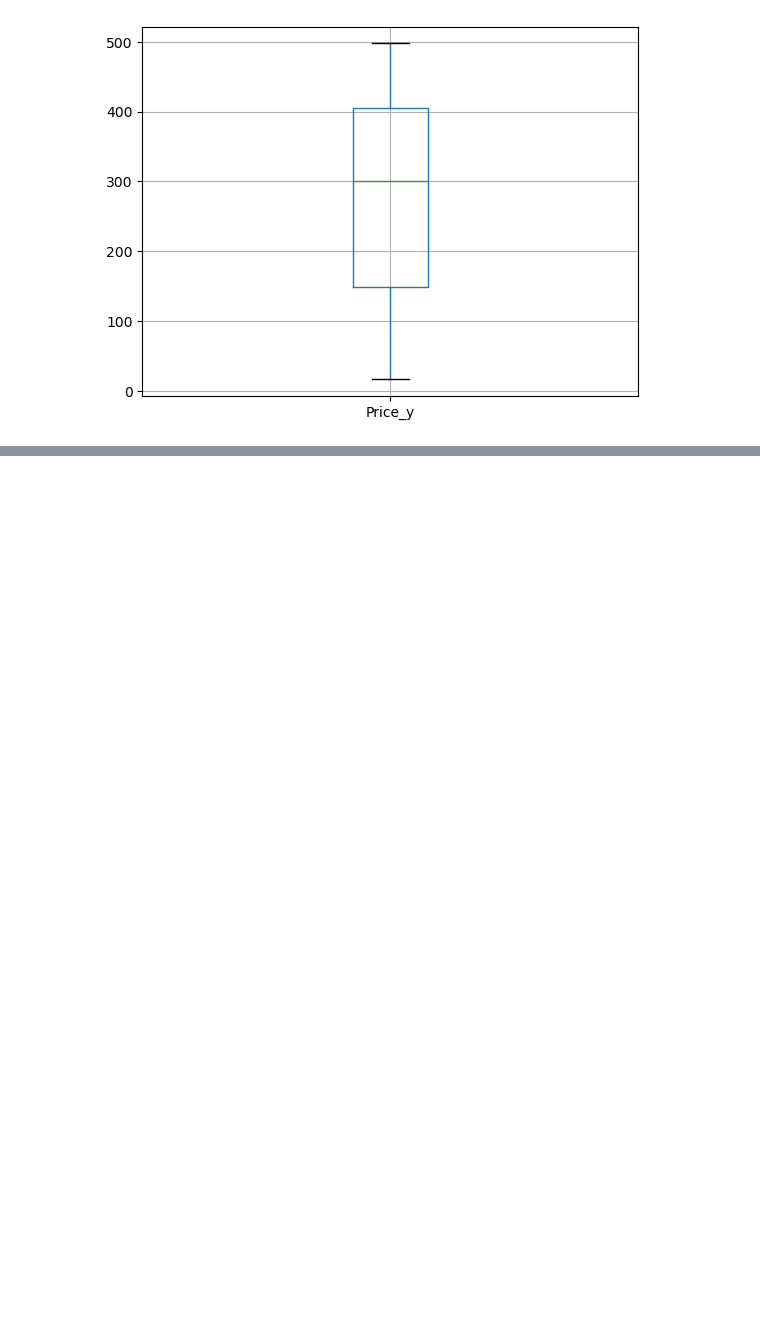
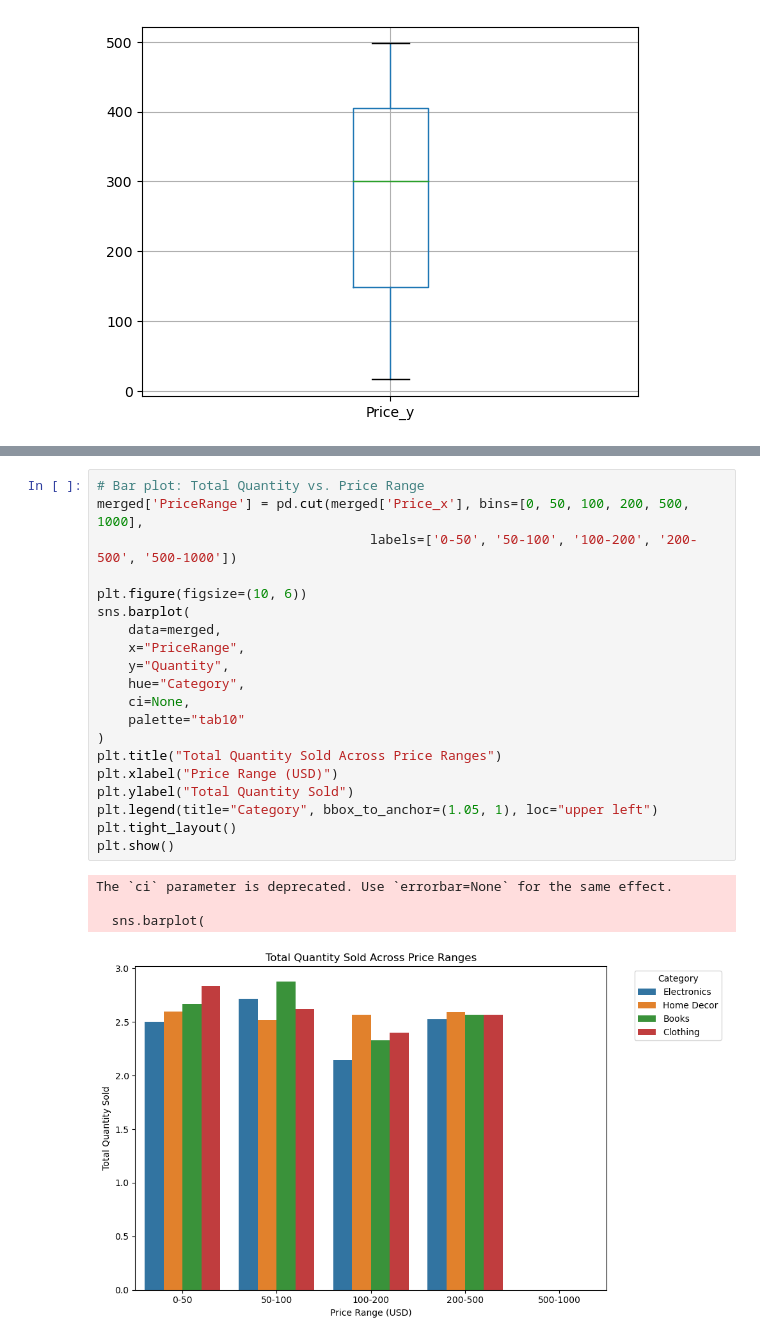
Before and after one commit to alaina12/Zeotap-assignement, a Jupyter notebook: Alaina_Hafiza_EDA.ipynb, the cells around one changed output, grey strips where cells are left out. Cells and saved outputs as stored; diff of their text form; blank space fills up the shorter version.

```diff
--- a/Alaina_Hafiza_EDA.ipynb
+++ b/Alaina_Hafiza_EDA.ipynb
@@ -232,0 +265,25 @@ merged[['Price_y']].boxplot()
+# %%
+# Bar plot: Total Quantity vs. Price Range
+merged['PriceRange'] = pd.cut(merged['Price_x'], bins=[0, 50, 100, 200, 500, 1000],
+                                   labels=['0-50', '50-100', '100-200', '200-500', '500-1000'])
+
+plt.figure(figsize=(10, 6))
+sns.barplot(
+    data=merged,
+    x="PriceRange",
+    y="Quantity",
+    hue="Category",
+    ci=None,
+    palette="tab10"
+)
+plt.title("Total Quantity Sold Across Price Ranges")
+plt.xlabel("Price Range (USD)")
+plt.ylabel("Total Quantity Sold")
+plt.legend(title="Category", bbox_to_anchor=(1.05, 1), loc="upper left")
+plt.tight_layout()
+plt.show()
+# %% [output]
+The `ci` parameter is deprecated. Use `errorbar=None` for the same effect.
+
+  sns.barplot(
+[figure, added]
```
Also changed, not shown: parts of 2 cells of this notebook.
